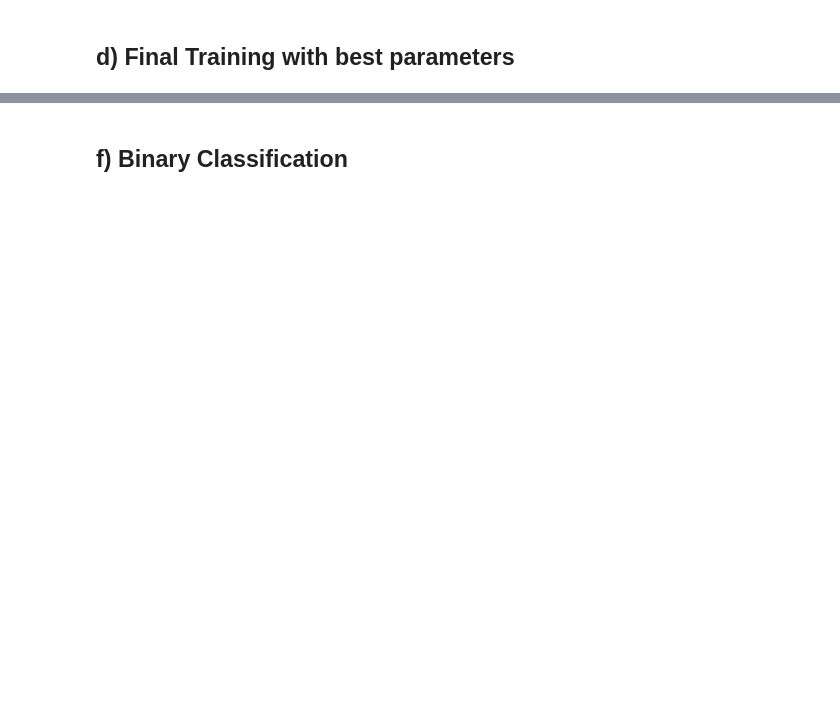
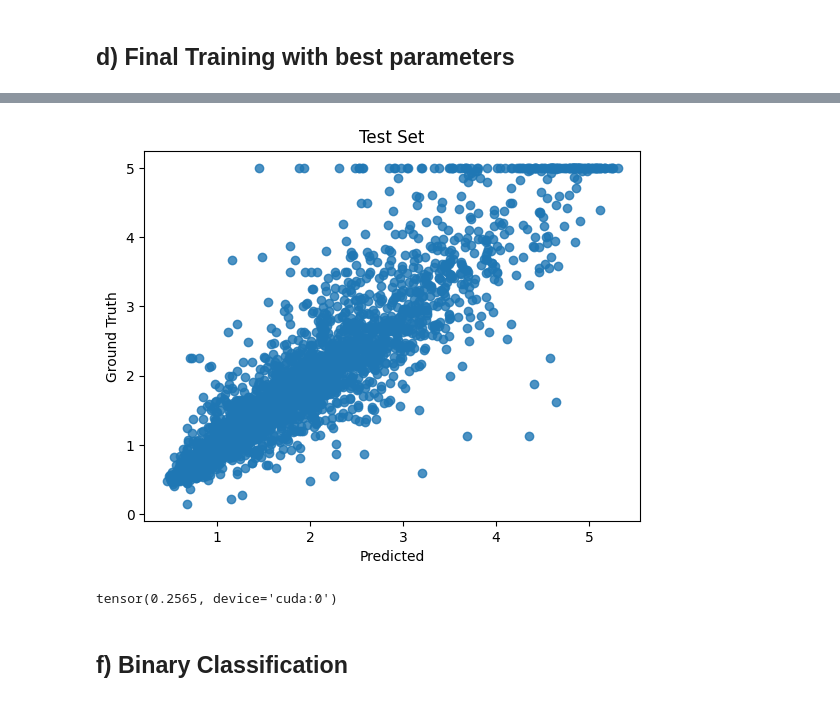
Before and after one commit to LHoeber/Deep_Learning, a Jupyter notebook: main.ipynb, the cells around one changed output, grey strips where cells are left out. Cells and saved outputs as stored; diff of their text form; code cells hidden in the pictures; blank space fills up the shorter version.

```diff
--- a/main.ipynb
+++ b/main.ipynb
@@ -542,2 +618,24 @@ KeyboardInterrupt:
+# %%
+# Test
+final_training_model.to(device) # Set model to gpu
+final_training_model.eval()
+X_test_torch = X_test_torch.to(device)
+y_test_torch = y_test_torch.to(device)
+loss_fn = nn.MSELoss()
+# Run forward pass
+with torch.no_grad():
+  pred = final_training_model(X_test_torch)
+loss = loss_fn(y_test_torch, pred)
+
+
+plt.scatter(pred.cpu(), y_test_torch.cpu(), alpha=0.8)
+plt.ylabel("Ground Truth")
+plt.xlabel("Predicted")
+plt.title("Test Set")
+plt.show()
+print(loss)
+# %% [output]
+[figure, added]
+tensor(0.2565, device='cuda:0')
 # %% [markdown]
 ## f) Binary Classification
```
Also changed, not shown: parts of 6 cells of this notebook.
